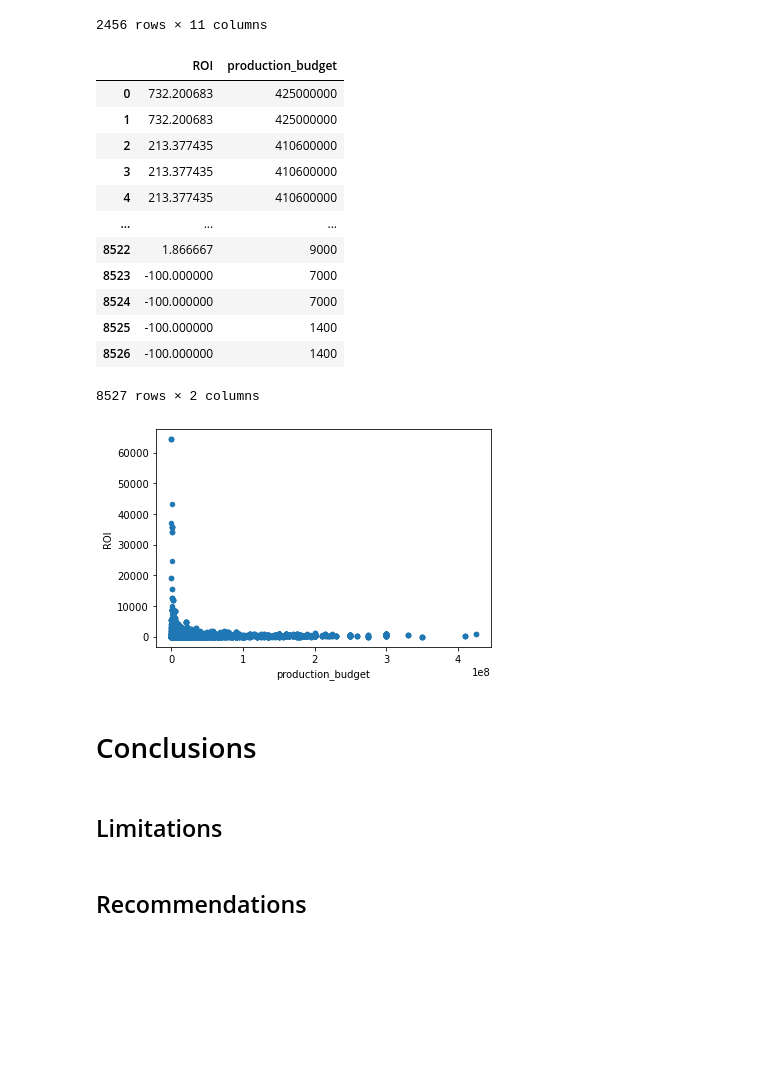
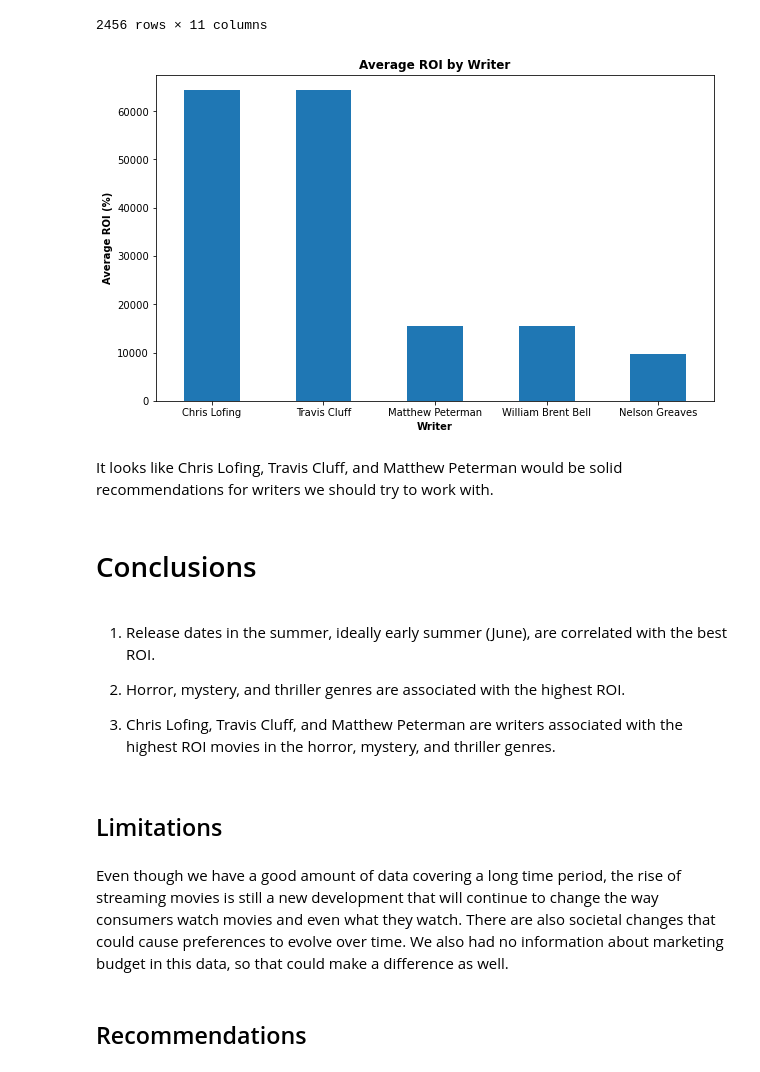
Before and after one commit to sfp13VA/film_recommendations_project, a Jupyter notebook: notebook.ipynb, the cells around one changed output. Saved outputs shown, nothing was run; the diff lists cells and outputs as text; code cells hidden in the pictures; blank space fills up the shorter version.

```diff
--- a/notebook.ipynb
+++ b/notebook.ipynb
@@ -285,38 +301,32 @@ df_filtered
 | 8526 | 81 | 2015-09-29 | A Plague So Pleasant | 1400 | 0 | 0 | -1400 | -100.000000 | ... |
 | 8526 | 81 | 2015-09-29 | A Plague So Pleasant | 1400 | 0 | 0 | -1400 | -100.000000 | ... |
 2456 rows × 11 columns
-# %%
-ROI_by_budget = df_filtered = df[['ROI', 'production_budget']]
-ROI_by_budget
-# %% [output]
-|  | ROI | production_budget |
-| 0 | 732.200683 | 425000000 |
-| 1 | 732.200683 | 425000000 |
-| 2 | 213.377435 | 410600000 |
-| 3 | 213.377435 | 410600000 |
-| 4 | 213.377435 | 410600000 |
-| ... | ... | ... |
-| 8522 | 1.866667 | 9000 |
-| 8523 | -100.000000 | 7000 |
-| 8524 | -100.000000 | 7000 |
-| 8525 | -100.000000 | 1400 |
-| 8526 | -100.000000 | 1400 |
-8527 rows × 2 columns
-# %%
-import numpy as np
-import scipy.stats as stats
-import seaborn as sns
-import statsmodels.api as sm
-
-import warnings
-warnings.filterwarnings('ignore')
-
-ROI_by_budget.plot.scatter(x="production_budget", y='ROI');
-# %% [output]
-[figure, removed]
+# %%
+ROI_by_writer = df_filtered.groupby('writer_name')['ROI'].mean().nlargest(5)
+
+plt.figure(figsize=(10, 6))
+ROI_by_writer.plot(kind='bar')
+plt.title('Average ROI by Writer', fontweight='bold')
+plt.xlabel('Writer', fontweight='bold')
+plt.ylabel('Average ROI (%)', fontweight='bold')
+plt.xticks(rotation=360)
+plt.show
+plt.savefig('ROI_by_writer.png')
+# %% [output]
+[figure, added]
+# %% [markdown]
+It looks like Chris Lofing, Travis Cluff, and Matthew Peterman would be solid recommendations for writers we should try to work with.
 # %% [markdown]
 # Conclusions
+# %% [markdown]
+1) Release dates in the summer, ideally early summer (June), are correlated with the best ROI.
+
+2) Horror, mystery, and thriller genres are associated with the highest ROI.
+
+3) Chris Lofing, Travis Cluff, and Matthew Peterman are writers associated with the highest ROI movies in the horror, mystery, and thriller genres.
 # %% [markdown]
 ## Limitations
+# %% [markdown]
+Even though we have a good amount of data covering a long time period, the rise of streaming movies is still a new development that will continue to change the way consumers watch movies and even what they watch.  There are also societal changes that could cause preferences to evolve over time.  We also had no information about marketing budget in this data, so that could make a difference as well.
 # %% [markdown]
 ## Recommendations
```
Also changed, not shown: parts of 16 cells of this notebook, 5 other files.
